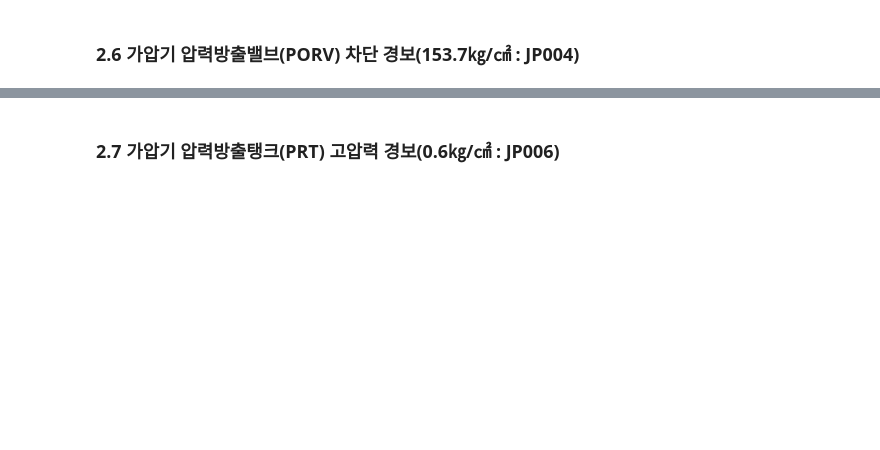
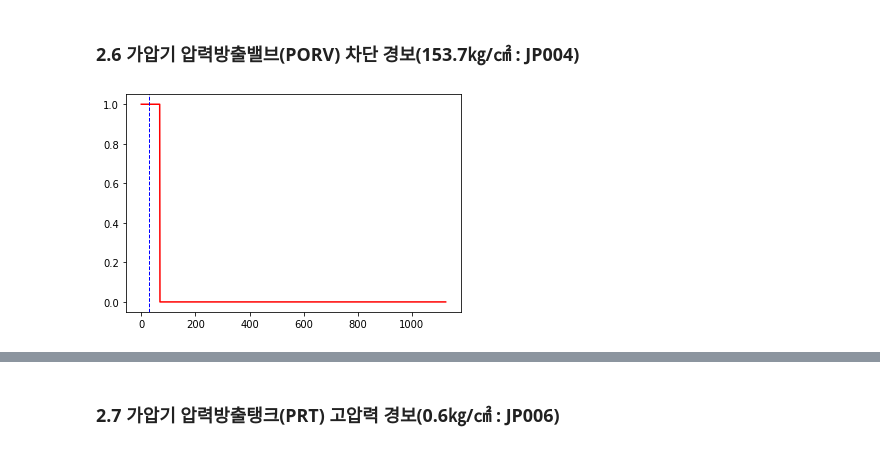
Before and after one commit to Jonghyun-Kim-73/CRONI_Project, a Jupyter notebook: Abnormal_Procedure_Verification/Verif_19_02.ipynb, the cells around one changed output, grey strips where cells are left out. Cells and saved outputs as stored; diff of their text form; code cells hidden in the pictures; blank space fills up the shorter version.

```diff
--- a/Abnormal_Procedure_Verification/Verif_19_02.ipynb
+++ b/Abnormal_Procedure_Verification/Verif_19_02.ipynb
@@ -81,2 +82,7 @@ else:
 # %% [markdown]
 ### 2.6 가압기 압력방출밸브(PORV) 차단 경보(153.7㎏/㎠ : JP004)
+# %%
+plt.plot(db['BHV6'], color='r')
+vline = plt.axvline(29, color='b', linestyle='--', linewidth=1)
+# %% [output]
+[figure, added]
```
Also changed, not shown: parts of 42 cells of this notebook, 6 other files.
